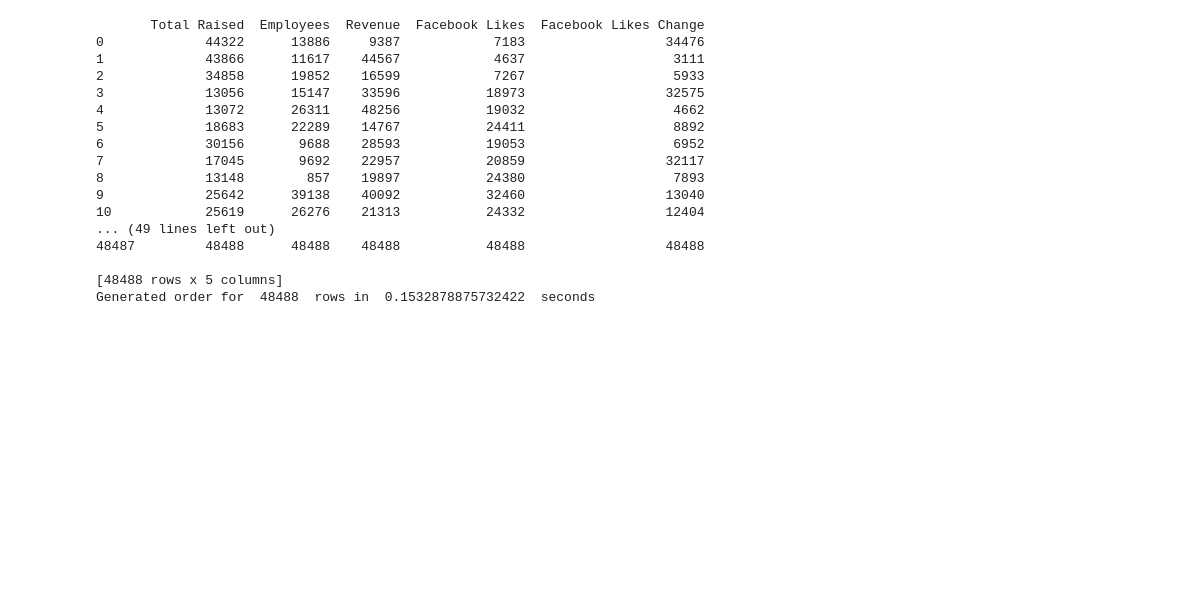
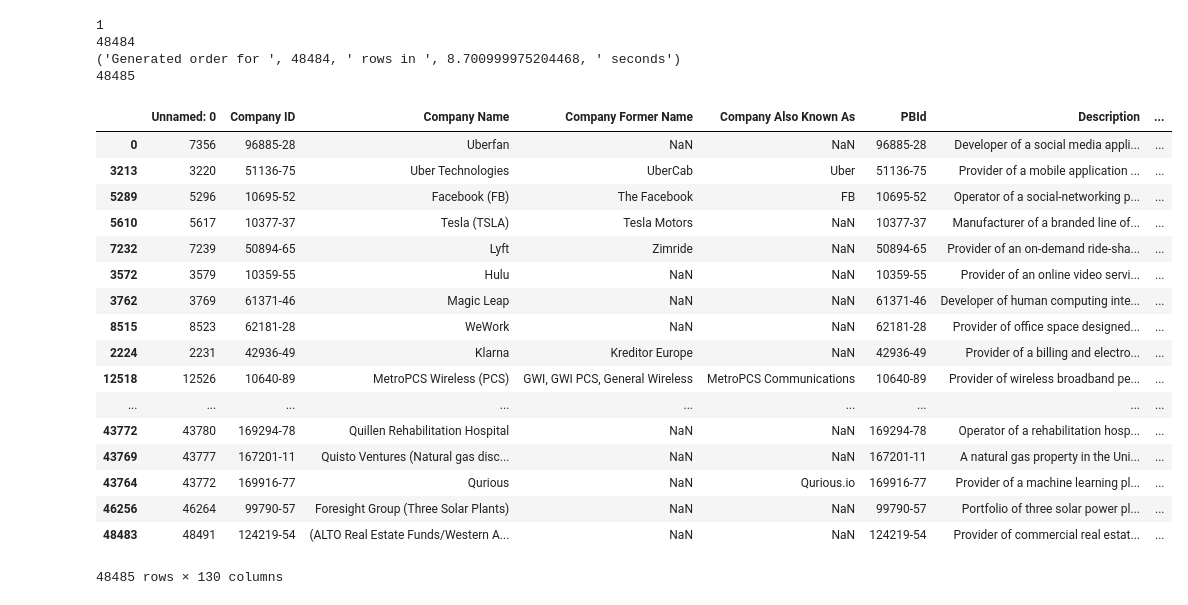
Before and after one commit to kunalseth/searchparty, a Jupyter notebook: Relevance.ipynb, the cells around one changed output. Saved outputs shown, nothing was run; the diff lists cells and outputs as text; code cells hidden in the pictures; blank space fills up the shorter version.

Commit message:
Changed Relevancy.py
Added code to rank based on quantitative and popularity based variables.
Also exact match search results.

```diff
--- a/Relevance.ipynb
+++ b/Relevance.ipynb
@@ -5,42 +6,5 @@ import time
 # %%
-df=pd.read_csv("data.csv")
+df=pd.read_csv("data_clean.csv")
 # %%
 df1=df[0:10]
 col=["Total Raised","Employees","Revenue"]
-# %%
-# data is sorted by each column in colnames. The order generated by this process is stored by column in order_df
-# row-wise mean is calculated in order_df
-# this mean is added as column to data (by name 'order')
-def relevance_sort(data,colnames):
-    starttime=time.time()
-    order_df=data[colnames].apply(lambda x: x.sort_values().index+1)
-    data.insert(0,'order',order_df.mean(axis=1) )
-    #print(order_df) #to print order -- for reference
-    print("Generated order for ", len(data), " rows in ", time.time()-starttime," seconds")
-    return(data)
-# %%
-#Testing
-df.drop('order', axis=1, inplace=True)
-df1.drop('order', axis=1, inplace=True)
-relevance_sort(df1,col)
-col=["Total Raised","Employees","Revenue","Facebook Likes","Facebook Likes Change"]
-sorted_df=relevance_sort(df,col)
-#sorted_df.sort_values(by='order')
-# %% [output]
-       Total Raised  Employees  Revenue  Facebook Likes  Facebook Likes Change
-0             44322      13886     9387            7183                  34476
-1             43866      11617    44567            4637                   3111
-2             34858      19852    16599            7267                   5933
-3             13056      15147    33596           18973                  32575
-4             13072      26311    48256           19032                   4662
-5             18683      22289    14767           24411                   8892
-6             30156       9688    28593           19053                   6952
-7             17045       9692    22957           20859                  32117
-8             13148        857    19897           24380                   7893
-9             25642      39138    40092           32460                  13040
-10            25619      26276    21313           24332                  12404
-... (49 lines left out)
-48487         48488      48488    48488           48488                  48488
-
-[48488 rows x 5 columns]
-Generated order for  48488  rows in  0.1532878875732422  seconds
@@ -47,3 +99,42 @@ Generated order for  48488  rows in  0.1532878875732422  seconds
+# %%
+relevance_obj = relevance(df, "uberfan" , [0.8,0.1,0,0,0,0,0.1])
+
+#Testing
+
+#These are quantitative columns
+col=["Total Raised","Employees","Growth Rate","# Active Investors","Revenue","Growth Rate Change"]
+
+#These are popularity based columns, a single rank is calculated oveall for these columns
+popcol = [ "Social Growth Rate","Compete Growth Rate","Web Growth Rate", "Facebook Likes", "Twitter Followers"
+          , "Facebook Likes Change"]
+
+#col=["Total Raised"]
+#sorted_df = relevance_sort(df1,col)
+sorted_df = relevance_obj.relevance_sort(col, popcol)
+(sorted_df)
+# %% [output]
+1
+48484
+('Generated order for ', 48484, ' rows in ', 8.700999975204468, ' seconds')
+48485
+|  | Unnamed: 0 | Company ID | Company Name | Company Former Name | Company Also Known As | PBId | Description | ... |
+| 0 | 7356 | 96885-28 | Uberfan | NaN | NaN | 96885-28 | Developer of a social media appli... | ... |
+| 3213 | 3220 | 51136-75 | Uber Technologies | UberCab | Uber | 51136-75 | Provider of a mobile application ... | ... |
+| 5289 | 5296 | 10695-52 | Facebook (FB) | The Facebook | FB | 10695-52 | Operator of a social-networking p... | ... |
+| 5610 | 5617 | 10377-37 | Tesla (TSLA) | Tesla Motors | NaN | 10377-37 | Manufacturer of a branded line of... | ... |
+| 7232 | 7239 | 50894-65 | Lyft | Zimride | NaN | 50894-65 | Provider of an on-demand ride-sha... | ... |
+| 3572 | 3579 | 10359-55 | Hulu | NaN | NaN | 10359-55 | Provider of an online video servi... | ... |
+| 3762 | 3769 | 61371-46 | Magic Leap | NaN | NaN | 61371-46 | Developer of human computing inte... | ... |
+| 8515 | 8523 | 62181-28 | WeWork | NaN | NaN | 62181-28 | Provider of office space designed... | ... |
+| 2224 | 2231 | 42936-49 | Klarna | Kreditor Europe | NaN | 42936-49 | Provider of a billing and electro... | ... |
+| 12518 | 12526 | 10640-89 | MetroPCS Wireless (PCS) | GWI, GWI PCS, General Wireless | MetroPCS Communications | 10640-89 | Provider of wireless broadband pe... | ... |
+| ... | ... | ... | ... | ... | ... | ... | ... | ... |
+| 43772 | 43780 | 169294-78 | Quillen Rehabilitation Hospital | NaN | NaN | 169294-78 | Operator of a rehabilitation hosp... | ... |
+| 43769 | 43777 | 167201-11 | Quisto Ventures (Natural gas disc... | NaN | NaN | 167201-11 | A natural gas property in the Uni... | ... |
+| 43764 | 43772 | 169916-77 | Qurious | NaN | Qurious.io | 169916-77 | Provider of a machine learning pl... | ... |
+| 46256 | 46264 | 99790-57 | Foresight Group (Three Solar Plants) | NaN | NaN | 99790-57 | Portfolio of three solar power pl... | ... |
+| 48483 | 48491 | 124219-54 | (ALTO Real Estate Funds/Western A... | NaN | NaN | 124219-54 | Provider of commercial real estat... | ... |
+48485 rows × 130 columns
 # %%
 # Questions:
 # 1. What do you do about categorical features
```
Also changed, not shown: parts of 3 cells of this notebook, 3 other files.
